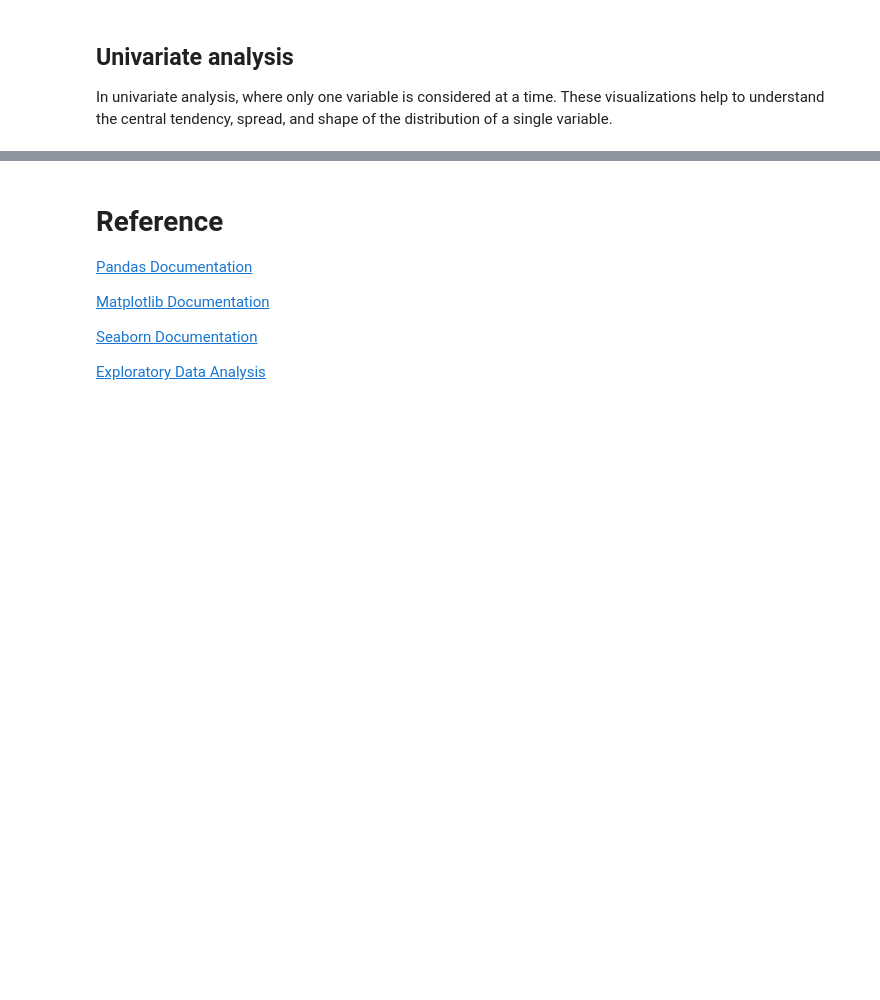
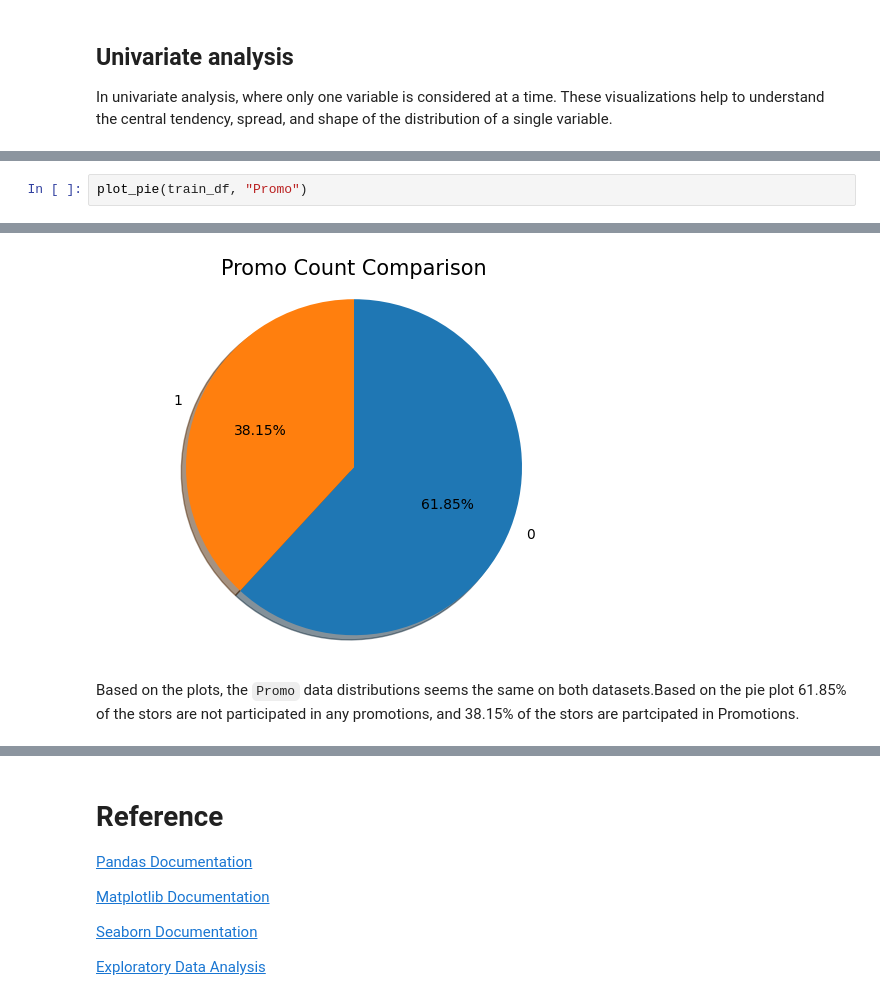
Before and after one commit to der-bew/Rossmann_Store_Sales_Analysis, a Jupyter notebook: rossmann-store-analysis/notebooks/EDA.ipynb, the cells around one changed output, grey strips where cells are left out. Drawn from its saved outputs; the diff is of its cells as text; blank space fills up the shorter version.

```diff
--- a/rossmann-store-analysis/notebooks/EDA.ipynb
+++ b/rossmann-store-analysis/notebooks/EDA.ipynb
@@ -558,0 +411,3 @@ The analysis followed these steps: First, we gathered the dataset for the analys
+# %%
+plot_pie(train_df, "Promo")
+# %% [output]
@@ -558,0 +415,3 @@ The analysis followed these steps: First, we gathered the dataset for the analys
+[figure, added]
+# %% [markdown]
+Based on the plots, the `Promo` data distributions seems the same on both datasets.Based on the pie plot 61.85% of the stors are not participated in any promotions, and 38.15% of the stors are partcipated in Promotions.
```
Also changed, not shown: parts of 89 cells of this notebook, 1 other file.
